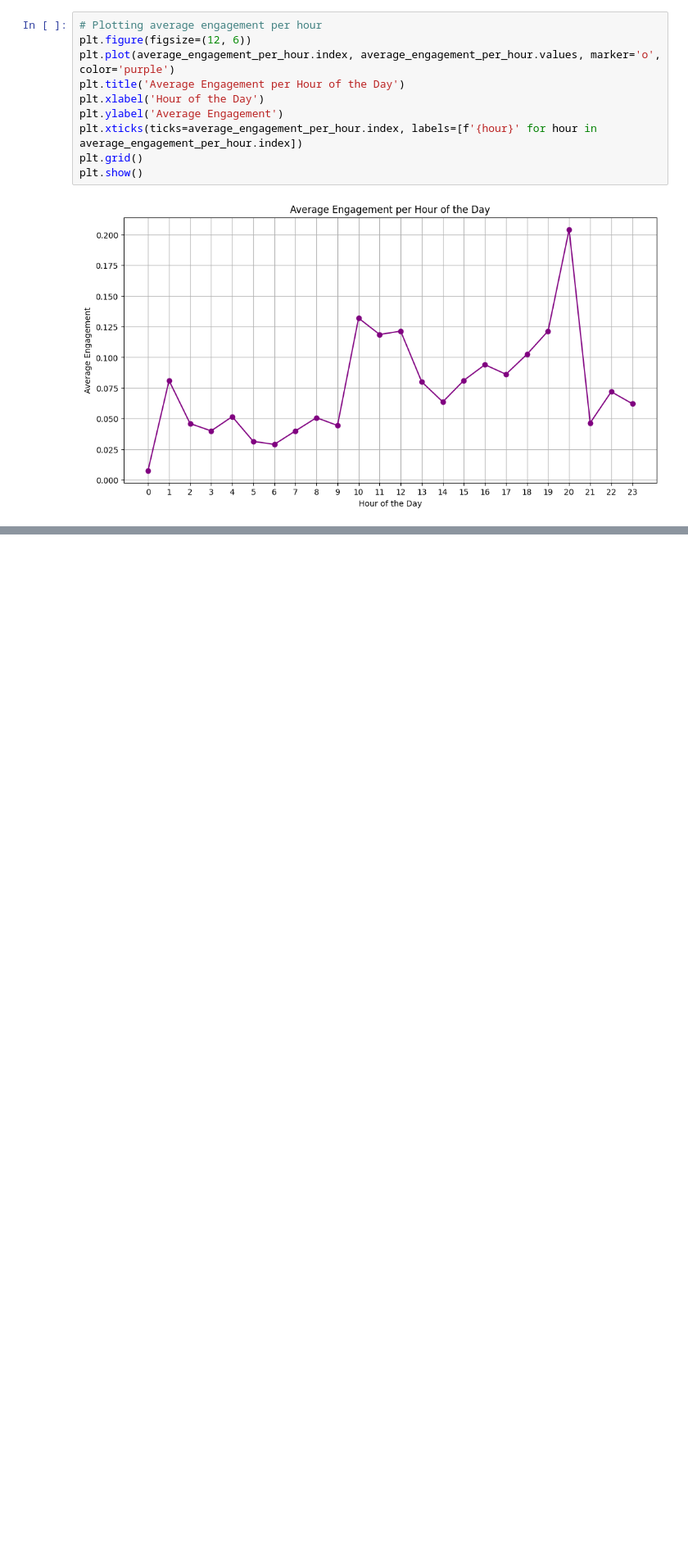
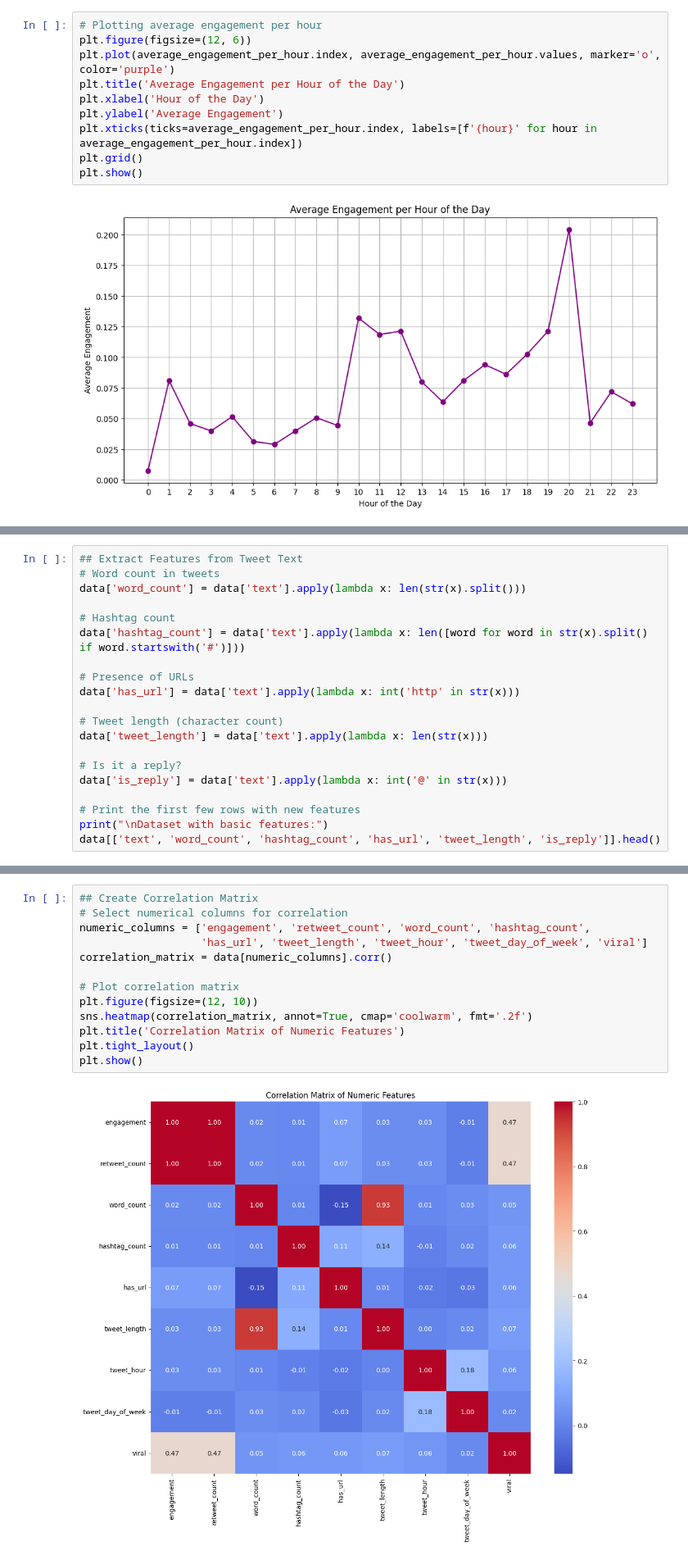
Before and after one commit to abubakarp789/Viral_or_Not-Predicting_Virality_of_Tweets, a Jupyter notebook: Predicting_Virality_of_Tweets.ipynb, the cells around one changed output, grey strips where cells are left out. Shown at 82% size. Cells and saved outputs as stored; diff of their text form; blank space fills up the shorter version.

```diff
--- a/Predicting_Virality_of_Tweets.ipynb
+++ b/Predicting_Virality_of_Tweets.ipynb
@@ -330,0 +315,20 @@ plt.show()
+# %%
+## Extract Features from Tweet Text
+# Word count in tweets
+data['word_count'] = data['text'].apply(lambda x: len(str(x).split()))
+
+# Hashtag count
+data['hashtag_count'] = data['text'].apply(lambda x: len([word for word in str(x).split() if word.startswith('#')]))
+
+# Presence of URLs
+data['has_url'] = data['text'].apply(lambda x: int('http' in str(x)))
+
+# Tweet length (character count)
+data['tweet_length'] = data['text'].apply(lambda x: len(str(x)))
+
+# Is it a reply?
+data['is_reply'] = data['text'].apply(lambda x: int('@' in str(x)))
+
+# Print the first few rows with new features
+print("\nDataset with basic features:")
+data[['text', 'word_count', 'hashtag_count', 'has_url', 'tweet_length', 'is_reply']].head()
@@ -330,0 +415,15 @@ plt.show()
+# %%
+## Create Correlation Matrix
+# Select numerical columns for correlation
+numeric_columns = ['engagement', 'retweet_count', 'word_count', 'hashtag_count',
+                   'has_url', 'tweet_length', 'tweet_hour', 'tweet_day_of_week', 'viral']
+correlation_matrix = data[numeric_columns].corr()
+
+# Plot correlation matrix
+plt.figure(figsize=(12, 10))
+sns.heatmap(correlation_matrix, annot=True, cmap='coolwarm', fmt='.2f')
+plt.title('Correlation Matrix of Numeric Features')
+plt.tight_layout()
+plt.show()
+# %% [output]
+[figure, added]
```
Also changed, not shown: parts of 43 cells of this notebook, 3 other files.
